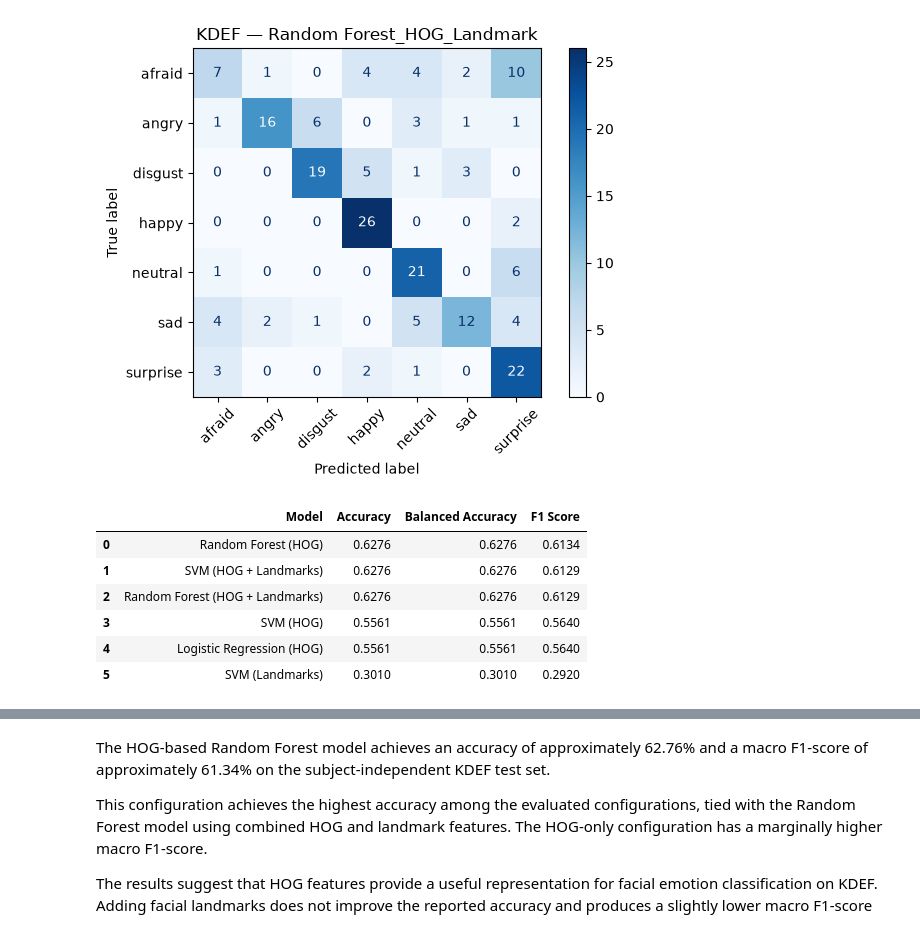
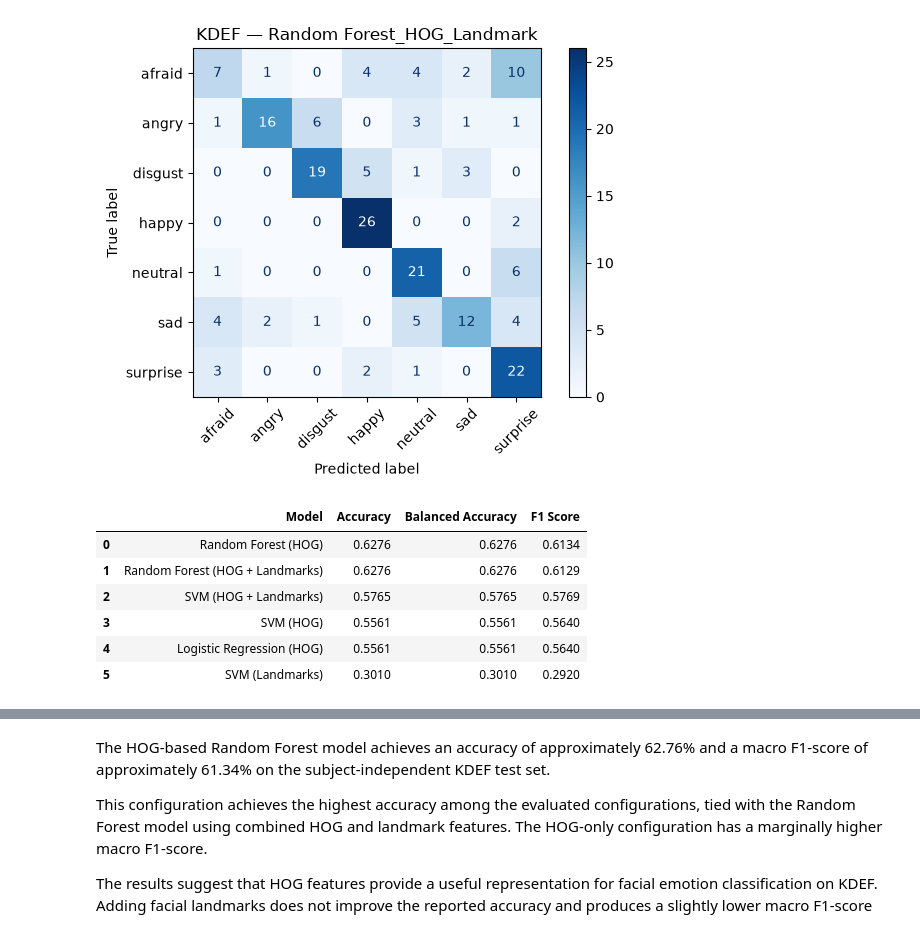
Before and after one commit to HeKaY-boy/Emotion-Detection, a Jupyter notebook: z_load_kdef_student.ipynb, the cells around one changed output, grey strips where cells are left out. Cells and saved outputs as stored; diff of their text form; code cells hidden in the pictures.

Commit message:
Update the kdef file with comments

```diff
--- a/z_load_kdef_student.ipynb
+++ b/z_load_kdef_student.ipynb
@@ -647,7 +619,7 @@ svm_landmarks = make_pipeline(
     SVC(C=10, kernel="rbf", random_state=42)
 )
 
-svm_landmarks.fit(X_train_landmarks, y_train)
+svm_landmarks.fit(X_train_landmarks, y_train_kdef)
 
 y_pred_lm = svm_landmarks.predict(X_test_landmarks)
 
@@ -811,37 +783,37 @@ weighted avg       0.64      0.63      0.61       196
 # %%
 # Add each model and its corresponding test predictions
 models = {
-    "SVM (HOG)": (svm_hog, y_test, y_pred_hog),
-    "Logistic Regression (HOG)": (lg_hog, y_test, y_pred_hog),
-    "Random Forest (HOG)": (rf_hog, y_test, y_pred_rf_hog),
-    "SVM (Landmarks)": (svm_landmarks, y_test, y_pred_lm),
-    "SVM (HOG + Landmarks)": (svm_combined, y_test, y_pred_combined),
-    "Random Forest (HOG + Landmarks)": (rf_combined, y_test, y_pred_rf_combined)
+    "SVM (HOG)": (svm_hog, y_test_kdef, y_pred_hog),
+    "Logistic Regression (HOG)": (lg_hog, y_test_kdef, y_pred_hog),
+    "Random Forest (HOG)": (rf_hog, y_test_kdef, y_pred_rf_hog),
+    "SVM (Landmarks)": (svm_landmarks, y_test_kdef, y_pred_lm),
+    "SVM (HOG + Landmarks)": (svm_combined, y_test_kdef, y_pred_combined),
+    "Random Forest (HOG + Landmarks)": (rf_combined, y_test_kdef, y_pred_rf_combined)
 }
 
 results = []
 
 for model_name, (model, y_true, y_pred) in models.items():
     results.append({
         "Model": model_name,
         "Accuracy": accuracy_score(y_true, y_pred),
         "Balanced Accuracy": balanced_accuracy_score(y_true, y_pred),
         "F1 Score": f1_score(y_true, y_pred, average="macro")
     })
 
 results_df = pd.DataFrame(results)
 
 # Sort by accuracy
 results_df = results_df.sort_values(
     "F1 Score", ascending=False
 ).reset_index(drop=True)
 
 display(results_df.round(4))
 # %% [output]
 |  | Model | Accuracy | Balanced Accuracy | F1 Score |
 | 0 | Random Forest (HOG) | 0.6276 | 0.6276 | 0.6134 |
-| 1 | SVM (HOG + Landmarks) | 0.6276 | 0.6276 | 0.6129 |
-| 2 | Random Forest (HOG + Landmarks) | 0.6276 | 0.6276 | 0.6129 |
+| 1 | Random Forest (HOG + Landmarks) | 0.6276 | 0.6276 | 0.6129 |
+| 2 | SVM (HOG + Landmarks) | 0.5765 | 0.5765 | 0.5769 |
 | 3 | SVM (HOG) | 0.5561 | 0.5561 | 0.5640 |
 | 4 | Logistic Regression (HOG) | 0.5561 | 0.5561 | 0.5640 |
 | 5 | SVM (Landmarks) | 0.3010 | 0.3010 | 0.2920 |
```
Also changed, not shown: parts of 7 cells of this notebook.
